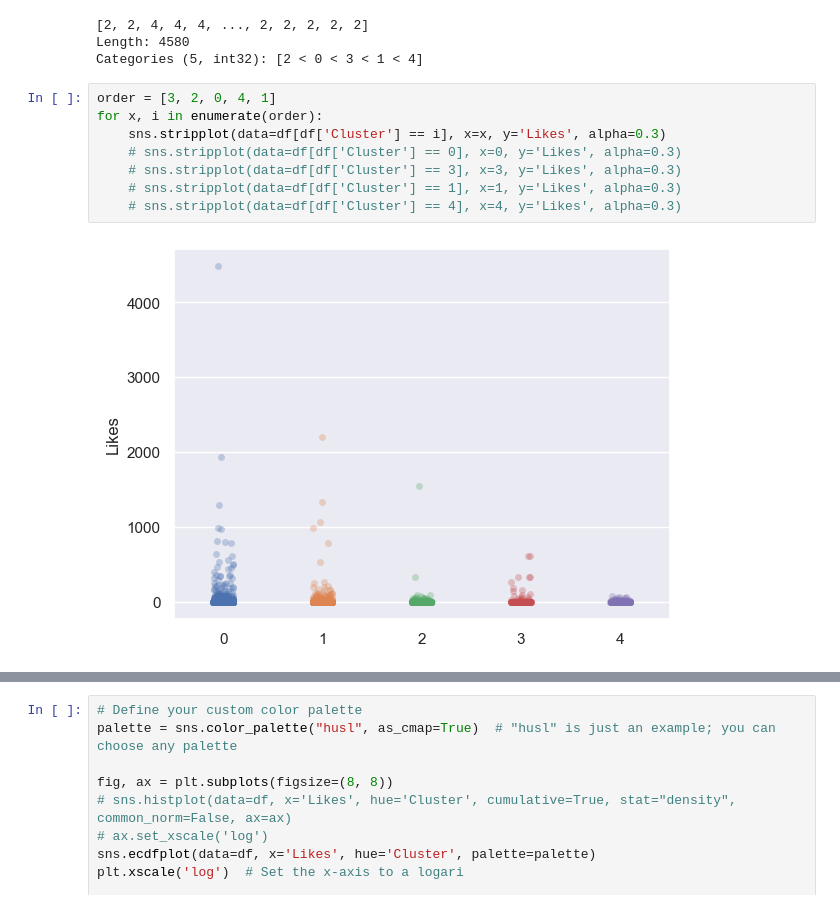
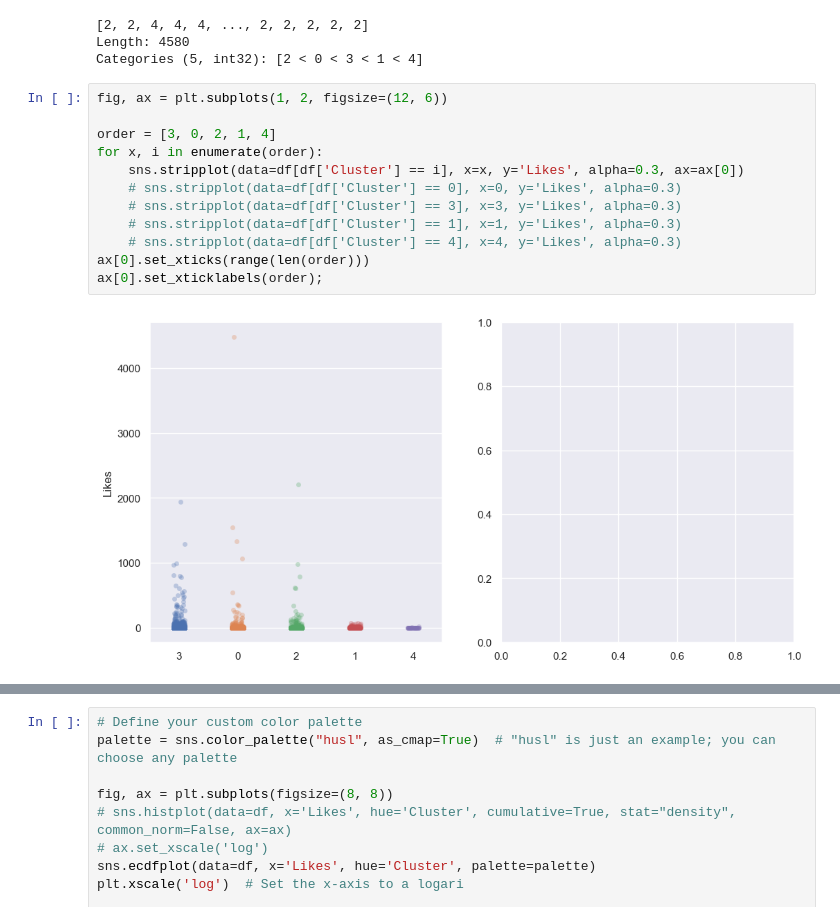
Before and after one commit to tonykelly00/social-media-election_project, a Jupyter notebook: notebooks/BlueSky.ipynb, the cells around one changed output, grey strips where cells are left out. Drawn from its saved outputs; the diff is of its cells as text.

Commit message:
cluster analysis

```diff
--- a/notebooks/BlueSky.ipynb
+++ b/notebooks/BlueSky.ipynb
@@ -472,13 +472,17 @@ plt.show()
 Length: 4580
 Categories (5, int32): [2 < 0 < 3 < 1 < 4]
 # %%
-order = [3, 2, 0, 4, 1]
+fig, ax = plt.subplots(1, 2, figsize=(12, 6))
+
+order = [3, 0, 2, 1, 4]
 for x, i in enumerate(order):
-    sns.stripplot(data=df[df['Cluster'] == i], x=x, y='Likes', alpha=0.3)
+    sns.stripplot(data=df[df['Cluster'] == i], x=x, y='Likes', alpha=0.3, ax=ax[0])
     # sns.stripplot(data=df[df['Cluster'] == 0], x=0, y='Likes', alpha=0.3)
     # sns.stripplot(data=df[df['Cluster'] == 3], x=3, y='Likes', alpha=0.3)
     # sns.stripplot(data=df[df['Cluster'] == 1], x=1, y='Likes', alpha=0.3)
     # sns.stripplot(data=df[df['Cluster'] == 4], x=4, y='Likes', alpha=0.3)
+ax[0].set_xticks(range(len(order)))
+ax[0].set_xticklabels(order);
 # %% [output]
-[figure, old version]
+[figure, new version]
 # %%
```
Also changed, not shown: parts of 15 cells of this notebook.
